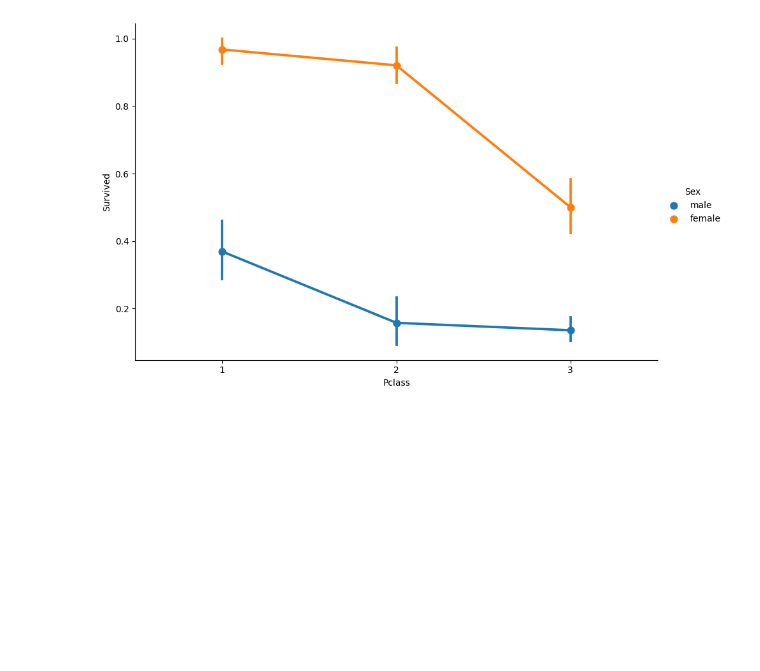
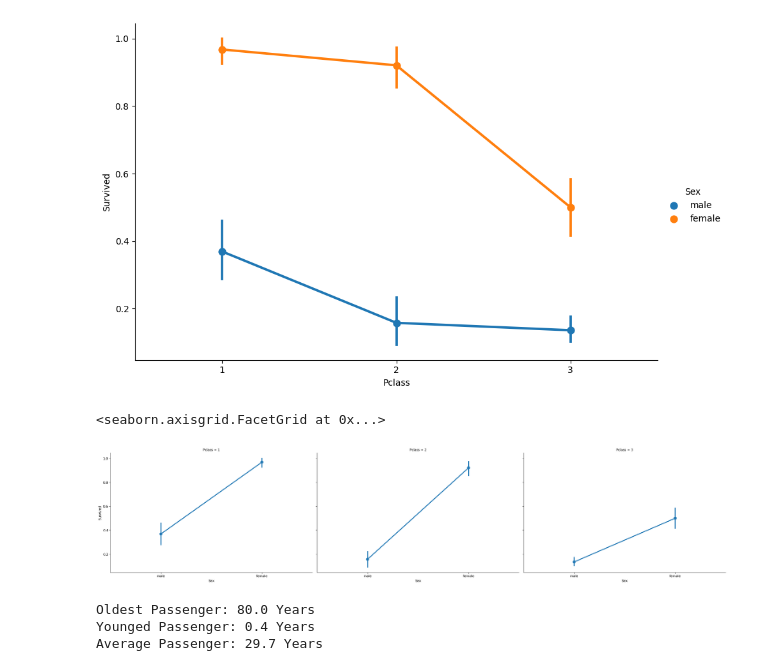
Before and after one commit to finn1729/Kaggle_Titanic, a Jupyter notebook: jun-bd-titanic.ipynb, the cells around one changed output. Saved outputs shown, nothing was run; the diff lists cells and outputs as text; code cells hidden in the pictures; blank space fills up the shorter version.

```diff
--- a/jun-bd-titanic.ipynb
+++ b/jun-bd-titanic.ipynb
@@ -241,3 +242,16 @@ sns.catplot(x='Pclass', y='Survived', hue='Sex', data=df_train, kind='point', he
 # %% [output]
 <seaborn.axisgrid.FacetGrid at 0x...>
 [figure]
+# %%
+sns.catplot(x='Sex', y='Survived', col='Pclass', data=df_train, kind='point', height=6, aspect=1.5)
+# %% [output]
+<seaborn.axisgrid.FacetGrid at 0x...>
+[figure, added]
+# %%
+print('Oldest Passenger: {:.1f} Years'.format(df_train['Age'].max()))
+print('Younged Passenger: {:.1f} Years'.format(df_train['Age'].min()))
+print('Average Passenger: {:.1f} Years'.format(df_train['Age'].mean()))
+# %% [output]
+Oldest Passenger: 80.0 Years
+Younged Passenger: 0.4 Years
+Average Passenger: 29.7 Years
```
Also changed, not shown: parts of 3 cells of this notebook.
